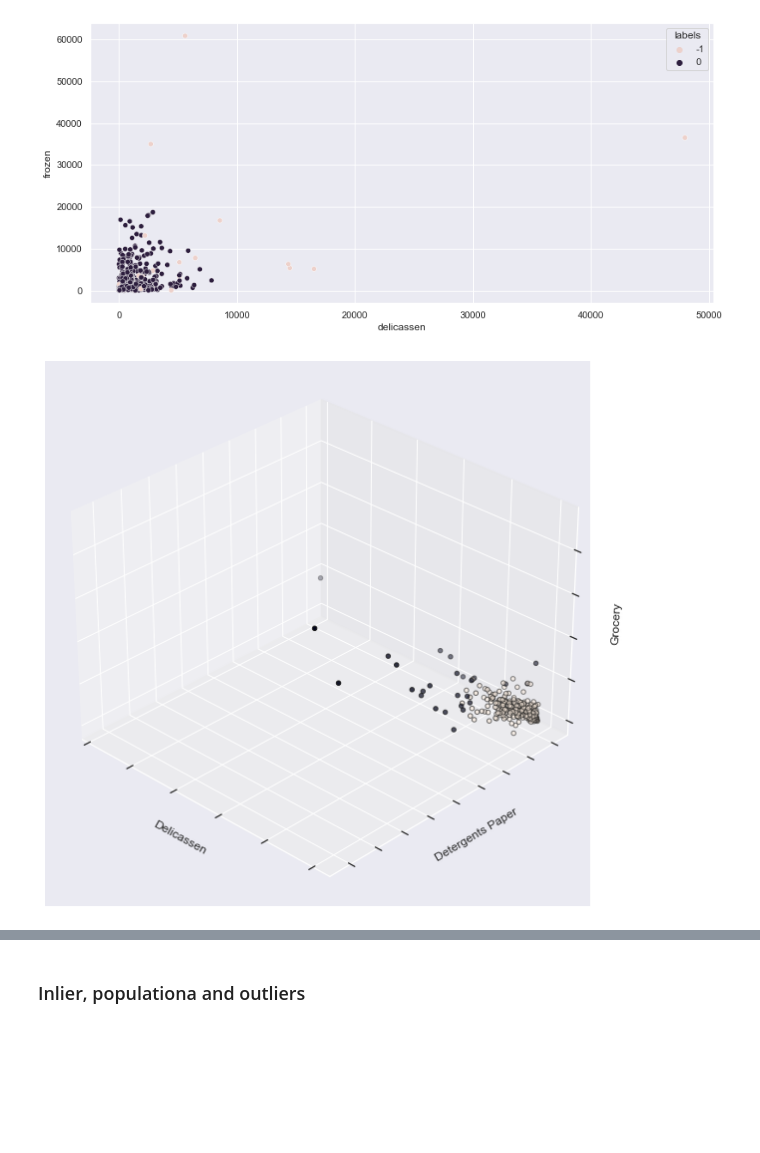
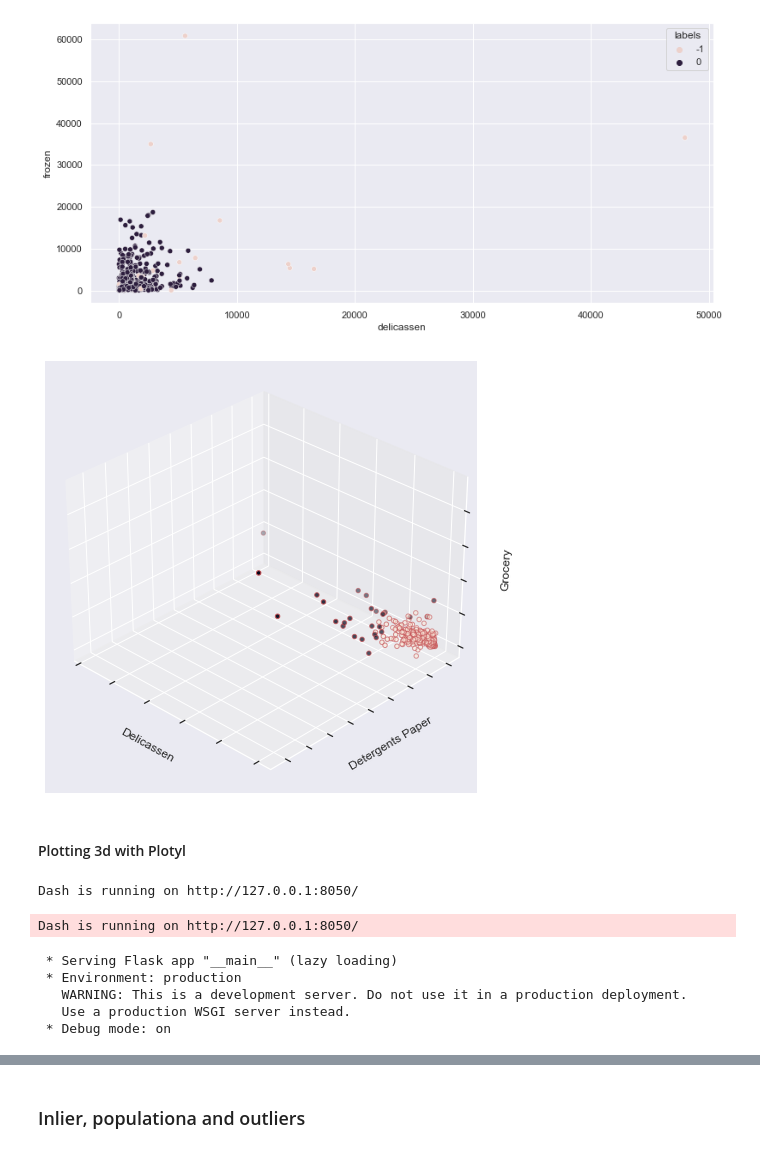
Before and after one commit to stephenkipkurui/anomaly-detection-excercises, a Jupyter notebook: clustering_anomaly_detection.ipynb, the cells around one changed output, grey strips where cells are left out. Cells and saved outputs as stored; diff of their text form; code cells hidden in the pictures; blank space fills up the shorter version.

```diff
--- a/clustering_anomaly_detection.ipynb
+++ b/clustering_anomaly_detection.ipynb
@@ -165,20 +165,51 @@ plt.show()
 # %%
 from mpl_toolkits.mplot3d import Axes3D
 
-fig = plt.figure(1, figsize=(8, 8))
-ax = Axes3D(fig, rect=[0, 0, .95, 1], elev=30, azim=134)
+fig = plt.figure(1, figsize=(13, 6))
+ax = Axes3D(fig, rect=[0, 0, .95, 1], elev = 30, azim = 134)
 
 # plot the points
 ax.scatter(df.delicassen, df.detergents_paper, df.grocery,
-           c=df.labels, edgecolor='k')
+           c=df.labels, edgecolor='r')
 
 ax.w_xaxis.set_ticklabels([])
 ax.w_yaxis.set_ticklabels([])
 ax.w_zaxis.set_ticklabels([])
 
 ax.set_xlabel('Delicassen')
 ax.set_ylabel('Detergents Paper')
 ax.set_zlabel('Grocery')
 None
 # %% [output]
-[figure, old version]
+[figure, new version]
+# %% [markdown]
+#### Plotting 3d with Plotyl
+# %%
+import plotly.graph_objects as go
+import plotly.express as px
+
+fig = px.scatter_3d(df, x='delicassen', y='detergents_paper', z='grocery',
+              color='labels', size_max=18,
+              symbol='grocery', opacity=0.7)
+
+# tight layout
+fig.update_layout(margin=dict(l=0, r=0, b=0, t=0))
+
+import dash
+import dash_core_components as dcc
+import dash_html_components as html
+
+app = dash.Dash()
+app.layout = html.Div([
+    dcc.Graph(figure=fig)
+])
+
+app.run_server(debug=True, use_reloader=False)  # Turn off reloader if inside Jupyter
+# %% [output]
+Dash is running on http://127.0.0.1:8050/
+Dash is running on http://127.0.0.1:8050/
+ * Serving Flask app "__main__" (lazy loading)
+ * Environment: production
+   WARNING: This is a development server. Do not use it in a production deployment.
+   Use a production WSGI server instead.
+ * Debug mode: on
```
Also changed, not shown: parts of 19 cells of this notebook, 3 other files.
